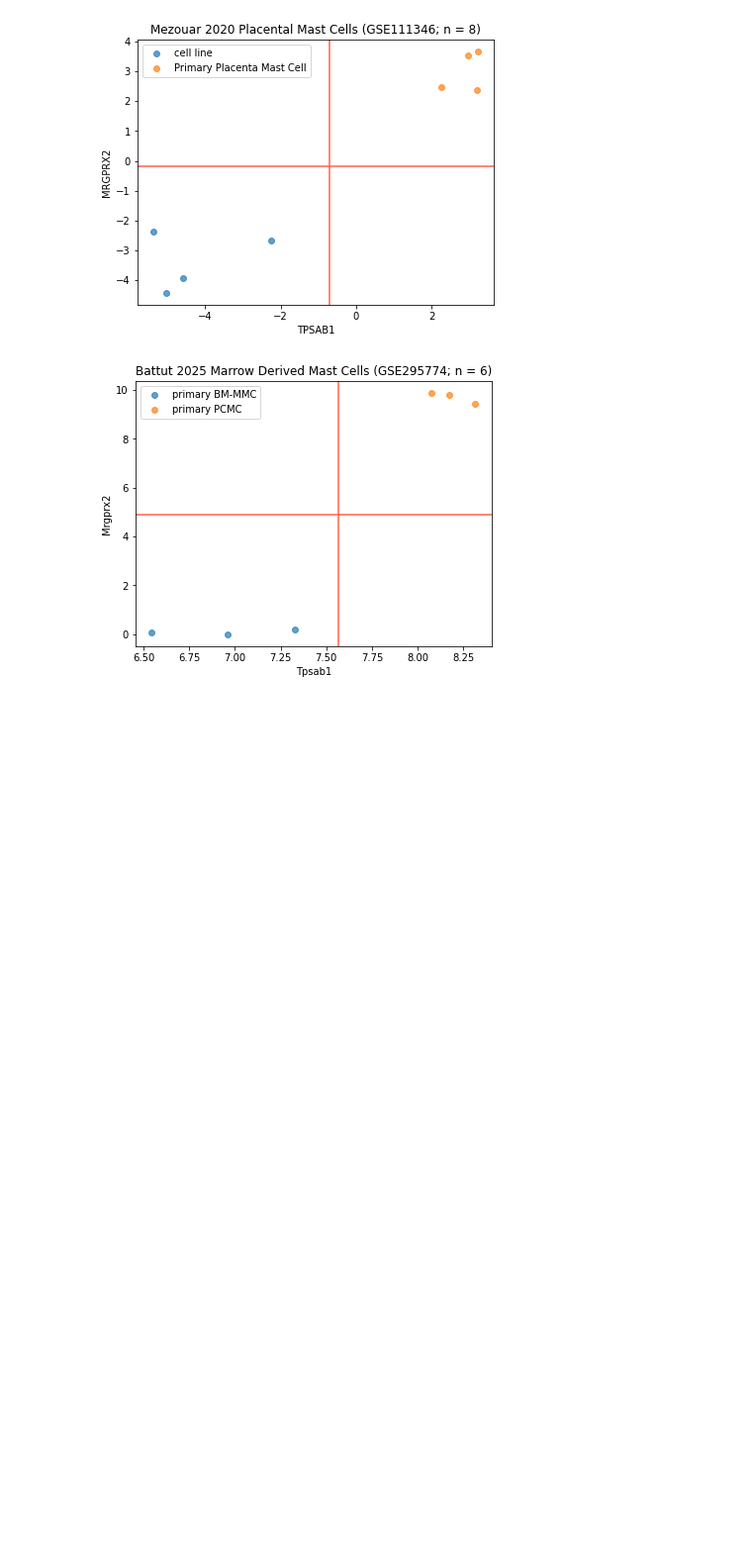
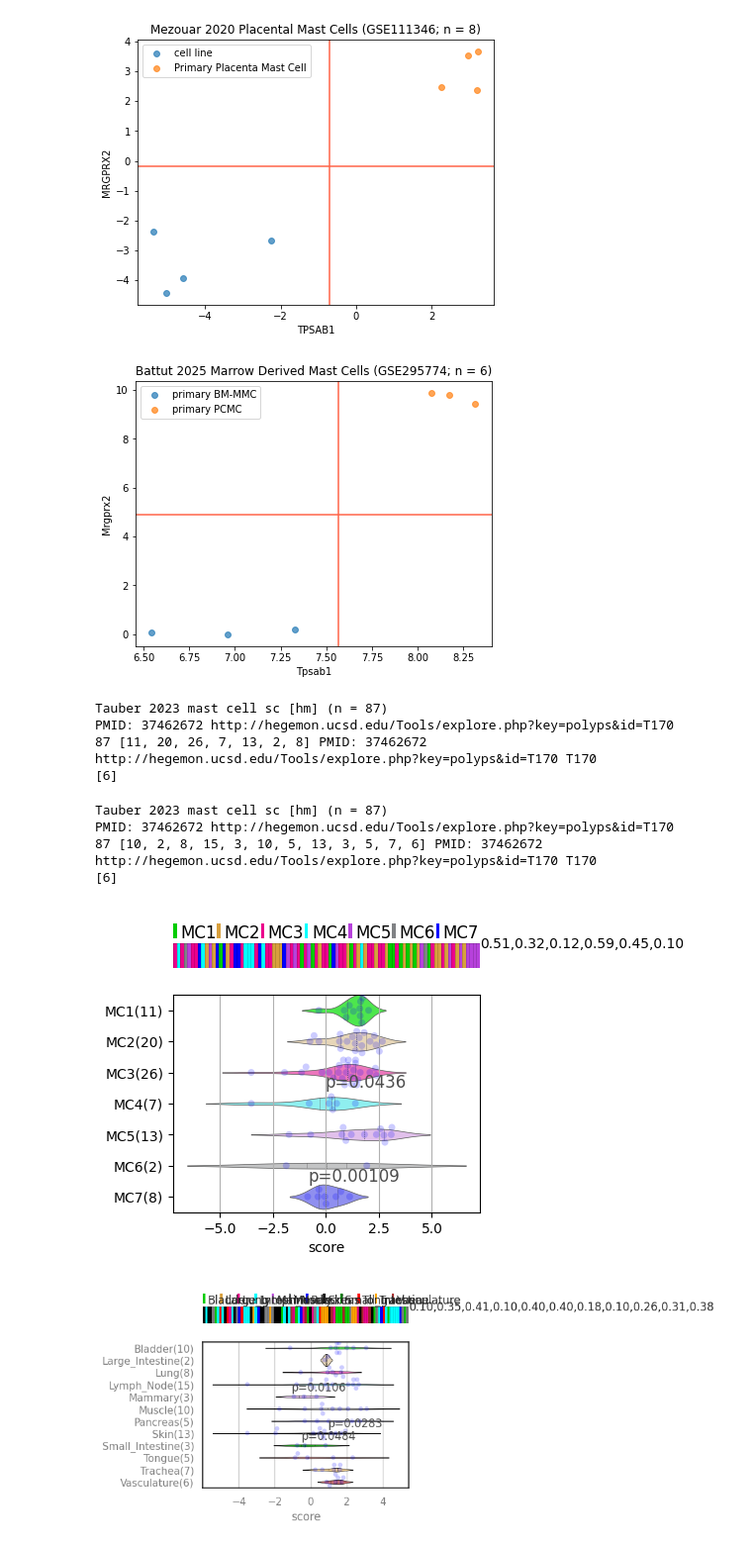
Before and after one commit to hmhaque/Mast-cell, a Jupyter notebook: source/figure-4.ipynb, the cells around one changed output. Shown at 99% size. Saved outputs shown, nothing was run; the diff lists cells and outputs as text; code cells hidden in the pictures; blank space fills up the shorter version.

```diff
--- a/source/figure-4.ipynb
+++ b/source/figure-4.ipynb
@@ -382,3 +382,48 @@ GSE295774 http://hegemon.ucsd.edu/Tools/explore.php?key=polyps&id=M4
 [figure]
 [figure]
 [figure]
+# %%
+def getTauber2023mastcellsc(self, tn=1):
+    self.prepareData("T170", cfile="/Users/m2haque/public_html/Hegemon/explore.conf")
+    atype = self.h.getSurvName("c Group")
+    atypes = ['Mast bladder',"lung","skin","shared organ"]
+    ahash = {"MC1": 0, "MC2":1,"MC4":2, "MC6":2,"MC7":2,"MC3":3, "MC5":3}
+    self.initData(atype, atypes, ahash)
+    return
+bone.IBDAnalysis.getTauber2023mastcellsc = getTauber2023mastcellsc
+# %%
+def getTauber2023mastcellsc(self, tn=1):
+    self.prepareData("T170", cfile="/Users/m2haque/public_html/Hegemon/explore.conf")
+    if tn == 1:   # deposited (2023) cluster annotation, all seven states
+        atype = self.h.getSurvName("c Group")
+        atypes = [f"MC{i}" for i in range(1, 8)]
+        ahash = {f"MC{i}": i - 1 for i in range(1, 8)}
+    if tn == 2:   # organ of origin — independent of clustering
+        atype = self.h.getSurvName("c organ_tissue")
+        atypes = sorted(set(atype[2:]))
+        ahash = {k: i for i, k in enumerate(atypes)}
+    self.initData(atype, atypes, ahash)
+    return
+bone.IBDAnalysis.getTauber2023mastcellsc = getTauber2023mastcellsc
+
+wt1, l1 = [1], [['FCER1A','MS4A2', 'CMA1', 'SLC18A2', 'TPSAB1', 'MRGPRX2']]
+ana = bone.IBDAnalysis()
+
+ana.getTauber2023mastcellsc(1)
+fig = bone.processData(ana, l1, wt1, desc=None, violin=1)
+# fig.savefig("pdf-res/Fig4-f_Tauber 2023 mast cell sc.pdf", dpi=400, bbox_inches="tight")
+
+ana.getTauber2023mastcellsc(2)
+fig = bone.processData(ana, l1, wt1, desc=None, violin=1)
+# fig.savefig("pdf-res/Fig4-f-s_Tauber 2023 mast cell sc.pdf", dpi=400, bbox_inches="tight")
+# %% [output]
+Tauber 2023 mast cell sc [hm] (n = 87)
+PMID: 37462672 http://hegemon.ucsd.edu/Tools/explore.php?key=polyps&id=T170
+87 [11, 20, 26, 7, 13, 2, 8] PMID: 37462672 http://hegemon.ucsd.edu/Tools/explore.php?key=polyps&id=T170 T170
+[6]
+Tauber 2023 mast cell sc [hm] (n = 87)
+PMID: 37462672 http://hegemon.ucsd.edu/Tools/explore.php?key=polyps&id=T170
+87 [10, 2, 8, 15, 3, 10, 5, 13, 3, 5, 7, 6] PMID: 37462672 http://hegemon.ucsd.edu/Tools/explore.php?key=polyps&id=T170 T170
+[6]
+[figure, added]
+[figure, added]
```
Also changed, not shown: 3 other files.
